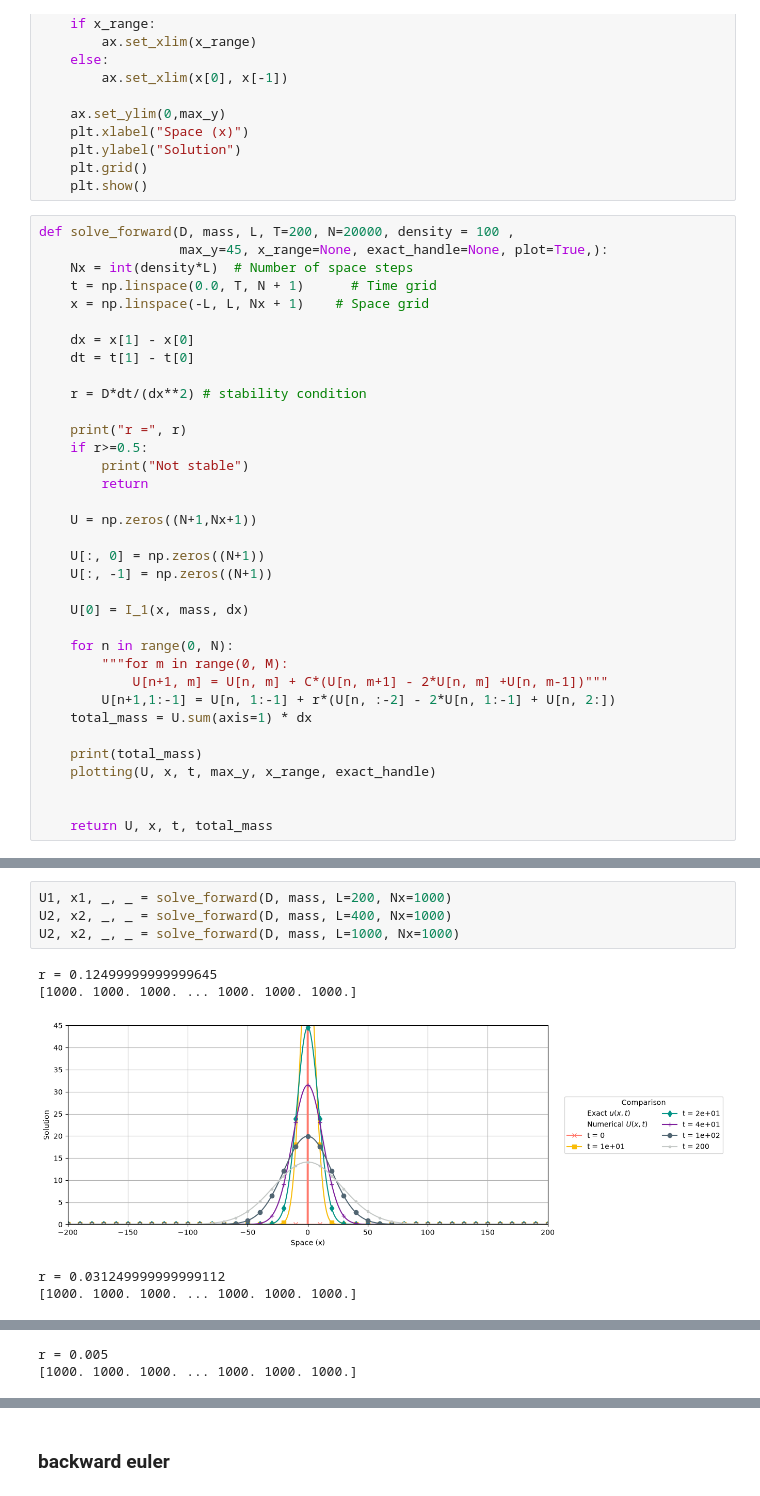
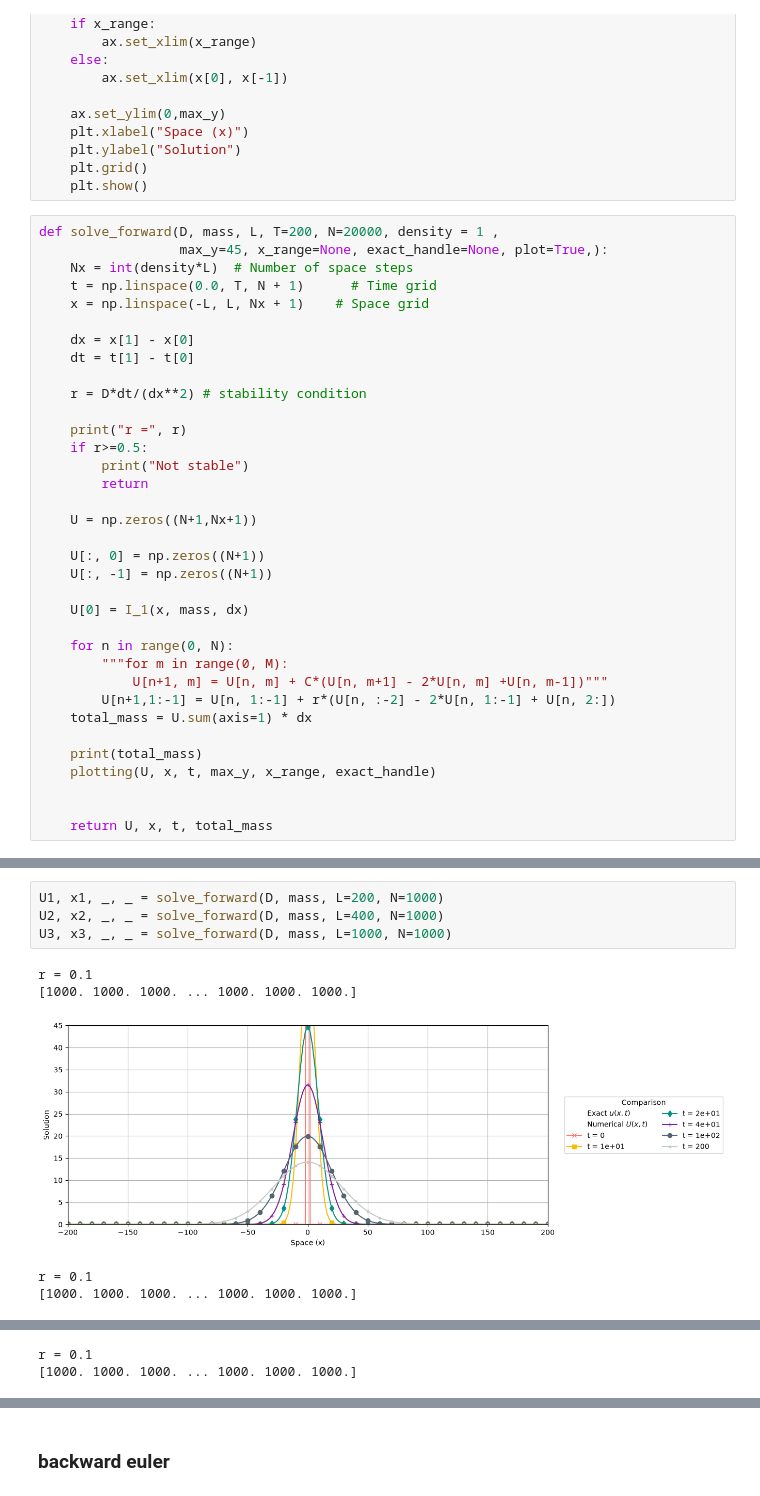
Before and after one commit to Sahithi-03/Air-Pollution, a Jupyter notebook: 1D-Numerical/Toy_Problem.ipynb, the cells around one changed output, grey strips where cells are left out. Cells and saved outputs as stored; diff of their text form.

```diff
--- a/Numerical toy probolem.ipynb
+++ b/1D-Numerical/Toy_Problem.ipynb
@@ -89,7 +89,7 @@ def plotting(U, x, t, max_y=None, exact_handle=None, x_range=None):
     plt.grid()
     plt.show()
 # %%
-def solve_forward(D, mass, L, T=200, N=20000, density = 100 ,
+def solve_forward(D, mass, L, T=200, N=20000, density = 1 ,
                   max_y=45, x_range=None, exact_handle=None, plot=True,):
     Nx = int(density*L)  # Number of space steps
     t = np.linspace(0.0, T, N + 1)      # Time grid
@@ -133,15 +134,15 @@ TypeError: cannot unpack non-iterable NoneType object
 # %%
-U1, x1, _, _ = solve_forward(D, mass, L=200, Nx=1000)
-U2, x2, _, _ = solve_forward(D, mass, L=400, Nx=1000)
-U2, x2, _, _ = solve_forward(D, mass, L=1000, Nx=1000)
+U1, x1, _, _ = solve_forward(D, mass, L=200, N=1000)
+U2, x2, _, _ = solve_forward(D, mass, L=400, N=1000)
+U3, x3, _, _ = solve_forward(D, mass, L=1000, N=1000)
 # %% [output]
-r = 0.12499999999999645
+r = 0.1
 [1000. 1000. 1000. ... 1000. 1000. 1000.]
-[figure, old version]
+[figure, new version]
-r = 0.031249999999999112
+r = 0.1
 [1000. 1000. 1000. ... 1000. 1000. 1000.]
 [figure]
-r = 0.005
+r = 0.1
 [1000. 1000. 1000. ... 1000. 1000. 1000.]
 [figure]
 # %% [markdown]
```
Also changed, not shown: parts of 1 cell of this notebook, 6 other files.
